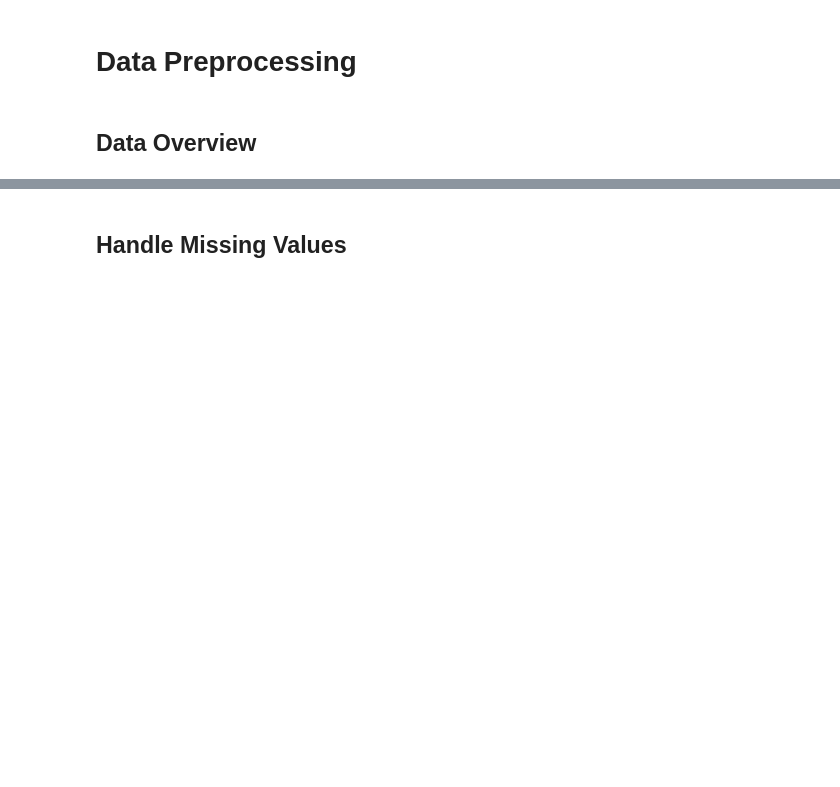
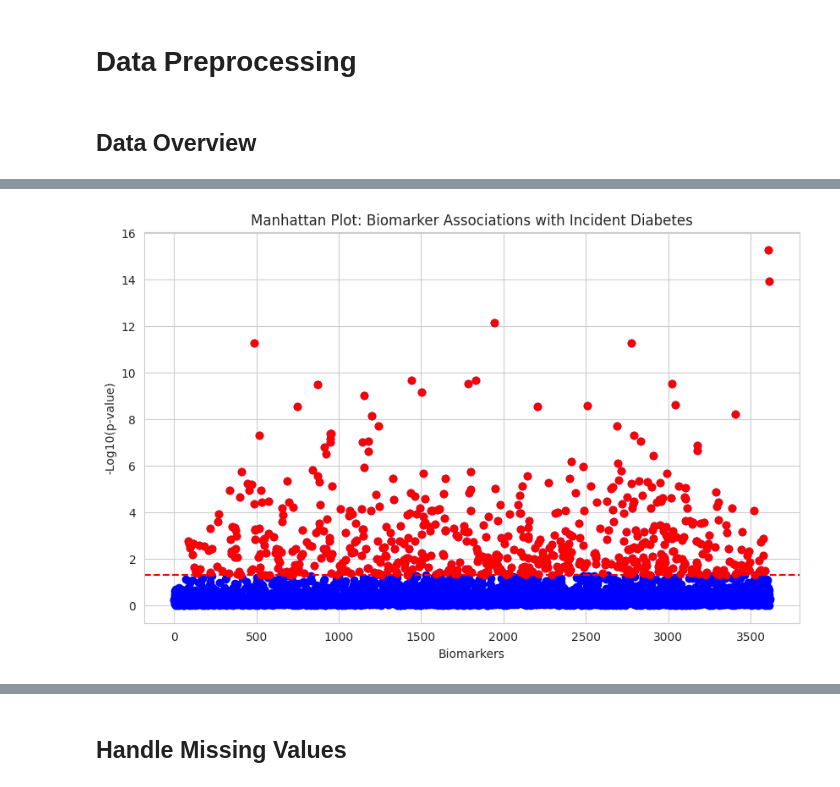
Before and after one commit to ShaunFChen/diabetes_biomarker_project, a Jupyter notebook: notebooks/diabetes_biomarker_analysis.ipynb, the cells around one changed output, grey strips where cells are left out. Cells and saved outputs as stored; diff of their text form; code cells hidden in the pictures; blank space fills up the shorter version.

```diff
--- a/notebooks/diabetes_biomarker_analysis.ipynb
+++ b/notebooks/diabetes_biomarker_analysis.ipynb
@@ -187,0 +376,64 @@ msno.heatmap(raw_df)
+# %%
+import pandas as pd
+import numpy as np
+import matplotlib.pyplot as plt
+from statsmodels.stats.multitest import multipletests
+
+# Assuming raw_df is your original DataFrame
+# Drop rows with missing values in 'incident_diabetes'
+cleaned_df = X_imputed_df.dropna(subset=['incident_diabetes'])
+
+# Selecting biomarker columns (assuming they start with 'mtb_')
+biomarker_cols = [col for col in cleaned_df.columns if col.startswith('mtb_')]
+
+# Include age, sex, and BMI as covariates
+covariates = ['age', 'sex', 'BMI']
+y = cleaned_df['incident_diabetes']
+
+# Create lists to store p-values
+p_values = []
+
+# Loop through each biomarker and fit a separate model
+for biomarker in biomarker_cols:
+    # Create a dataframe with the biomarker and covariates
+    X = cleaned_df[[biomarker] + covariates]
+    X = sm.add_constant(X)  # Add constant for intercept
+
+    # Fit logistic regression model
+    logit_model = sm.Logit(y, X)
+    result = logit_model.fit(disp=0)
+
+    # Store the p-value for the biomarker
+    p_values.append(result.pvalues[1])  # p-value for the biomarker (skip the constant)
+
+# Adjust p-values for multiple testing (using Benjamini-Hochberg)
+_, corrected_p_values, _, _ = multipletests(p_values, method='fdr_bh')
+
+# -log10(corrected p-values) for Manhattan plot
+neg_log_p_values = -np.log10(corrected_p_values)
+
+# Create a DataFrame for plotting
+manhattan_data = pd.DataFrame({
+    'Biomarker': biomarker_cols,
+    '-log10(p-value)': neg_log_p_values
+})
+
+# Plotting the Manhattan plot
+plt.figure(figsize=(10, 6))
+plt.scatter(x=range(len(manhattan_data)), y=manhattan_data['-log10(p-value)'], color='blue')
+
+# Add significance threshold line (for p-value < 0.05)
+plt.axhline(y=-np.log10(0.05), color='red', linestyle='--')
+
+# Titles and labels
+plt.title('Manhattan Plot: Biomarker Associations with Incident Diabetes')
+plt.xlabel('Biomarkers')
+plt.ylabel('-Log10(p-value)')
+
+# Highlight significant biomarkers (adjusted p-value < 0.05)
+sig_biomarkers = manhattan_data[manhattan_data['-log10(p-value)'] > -np.log10(0.05)]
+plt.scatter(sig_biomarkers.index, sig_biomarkers['-log10(p-value)'], color='red')
+
+plt.show()
+# %% [output]
+[figure, added]
```
Also changed, not shown: parts of 57 cells of this notebook.
